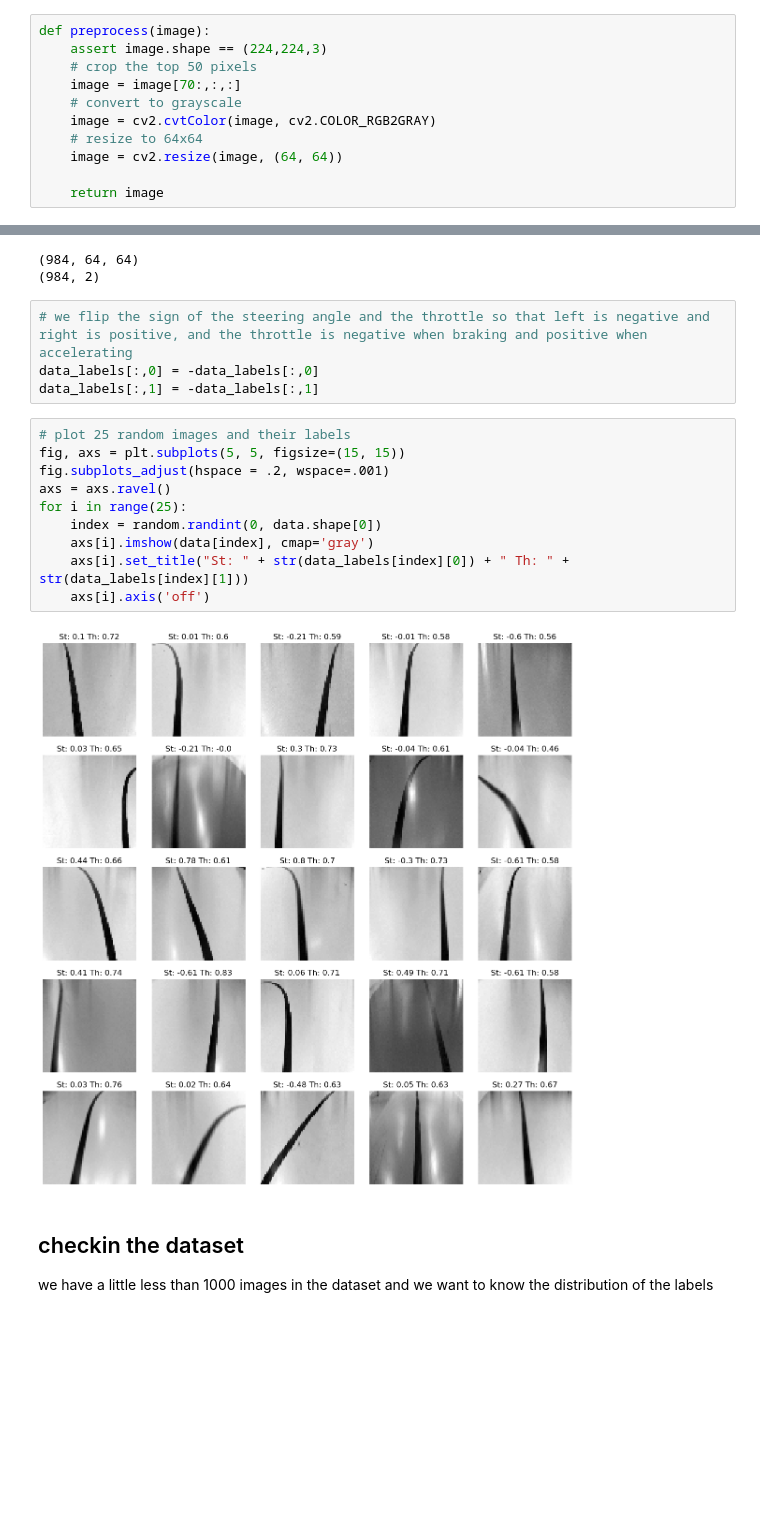
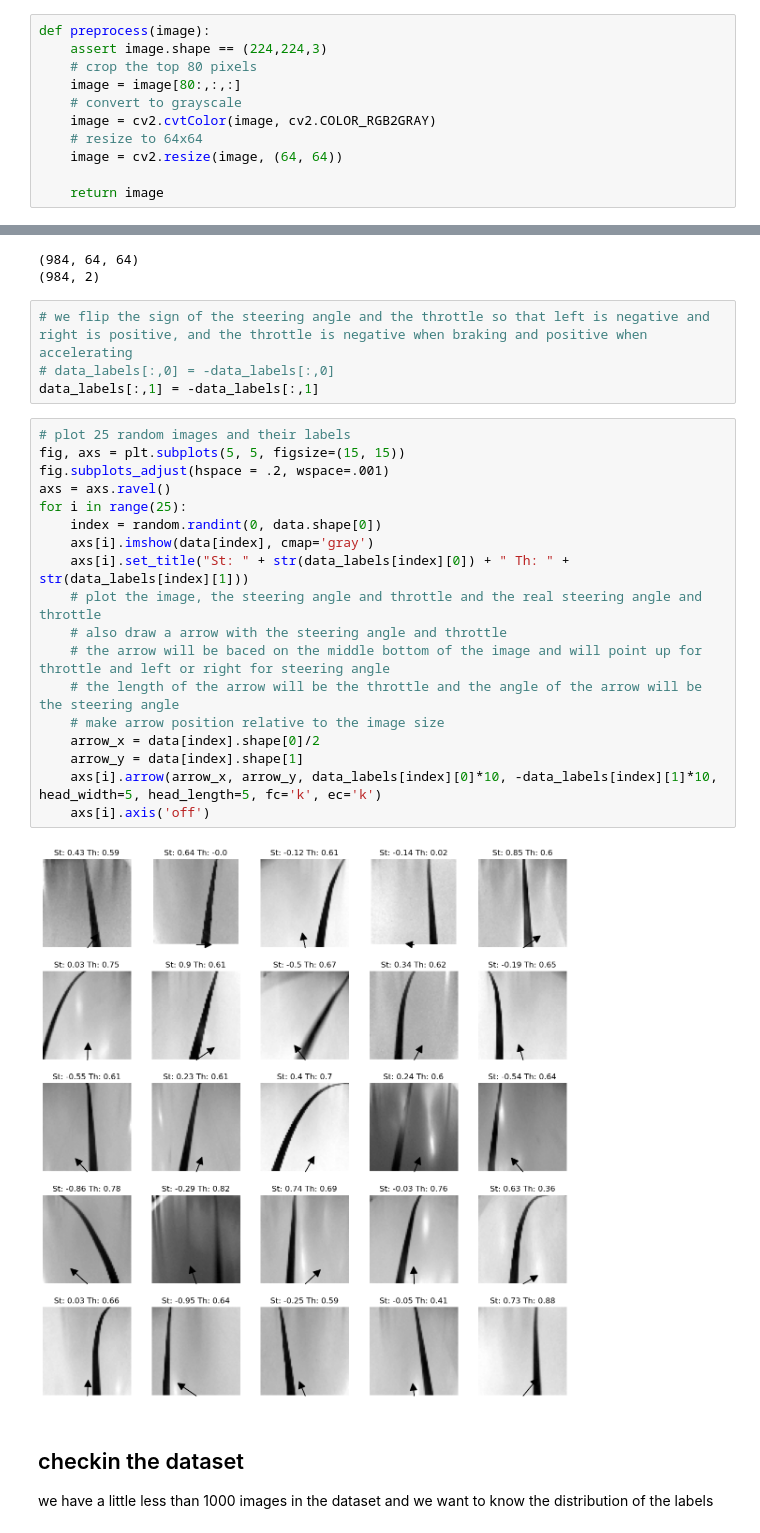
Before and after one commit to lucanatorvs/Applied_Artificial_Intelligence_Lab, a Jupyter notebook: project/trainingDataset.ipynb, the cells around one changed output, grey strips where cells are left out. Drawn from its saved outputs; the diff is of its cells as text; blank space fills up the shorter version.

```diff
--- a/project/trainingDataset.ipynb
+++ b/project/trainingDataset.ipynb
@@ -79,8 +79,8 @@ df.head()
 # %%
 def preprocess(image):
     assert image.shape == (224,224,3)
-    # crop the top 50 pixels
-    image = image[70:,:,:]
+    # crop the top 80 pixels
+    image = image[80:,:,:]
     # convert to grayscale
     image = cv2.cvtColor(image, cv2.COLOR_RGB2GRAY)
     # resize to 64x64
@@ -133,20 +133,28 @@ print(data_labels.shape)
 (984, 2)
 # %%
 # we flip the sign of the steering angle and the throttle so that left is negative and right is positive, and the throttle is negative when braking and positive when accelerating
-data_labels[:,0] = -data_labels[:,0]
+# data_labels[:,0] = -data_labels[:,0]
 data_labels[:,1] = -data_labels[:,1]
 # %%
 # plot 25 random images and their labels
 fig, axs = plt.subplots(5, 5, figsize=(15, 15))
 fig.subplots_adjust(hspace = .2, wspace=.001)
 axs = axs.ravel()
 for i in range(25):
     index = random.randint(0, data.shape[0])
     axs[i].imshow(data[index], cmap='gray')
     axs[i].set_title("St: " + str(data_labels[index][0]) + " Th: " + str(data_labels[index][1]))
+    # plot the image, the steering angle and throttle and the real steering angle and throttle
+    # also draw a arrow with the steering angle and throttle
+    # the arrow will be baced on the middle bottom of the image and will point up for throttle and left or right for steering angle
+    # the length of the arrow will be the throttle and the angle of the arrow will be the steering angle
+    # make arrow position relative to the image size
+    arrow_x = data[index].shape[0]/2
+    arrow_y = data[index].shape[1]
+    axs[i].arrow(arrow_x, arrow_y, data_labels[index][0]*10, -data_labels[index][1]*10, head_width=5, head_length=5, fc='k', ec='k')
     axs[i].axis('off')
 # %% [output]
-[figure, old version]
+[figure, new version]
 # %% [markdown]
 ## checkin the dataset
 
```
Also changed, not shown: parts of 9 cells of this notebook, 1 other file.
